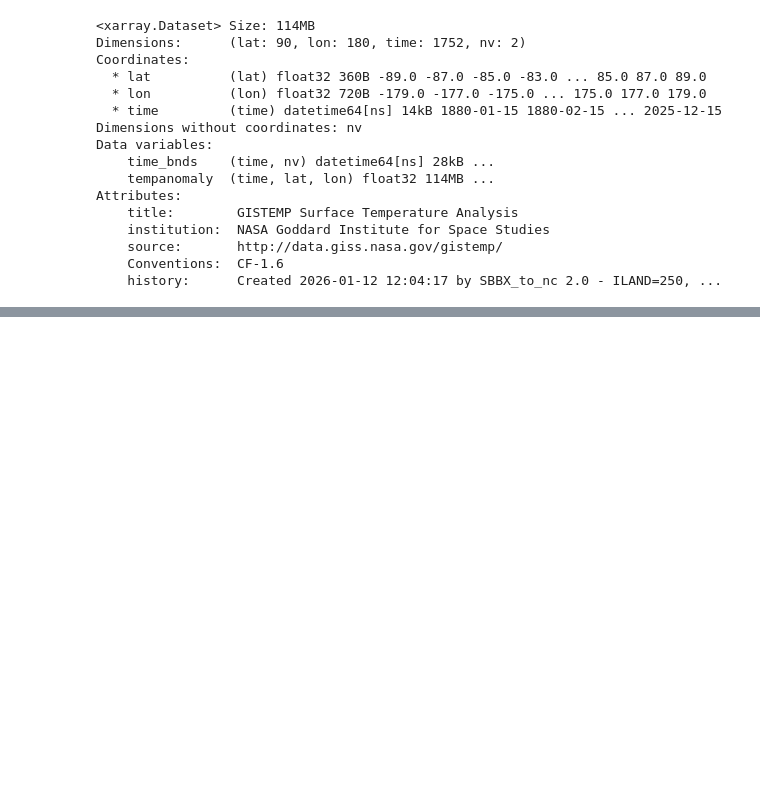
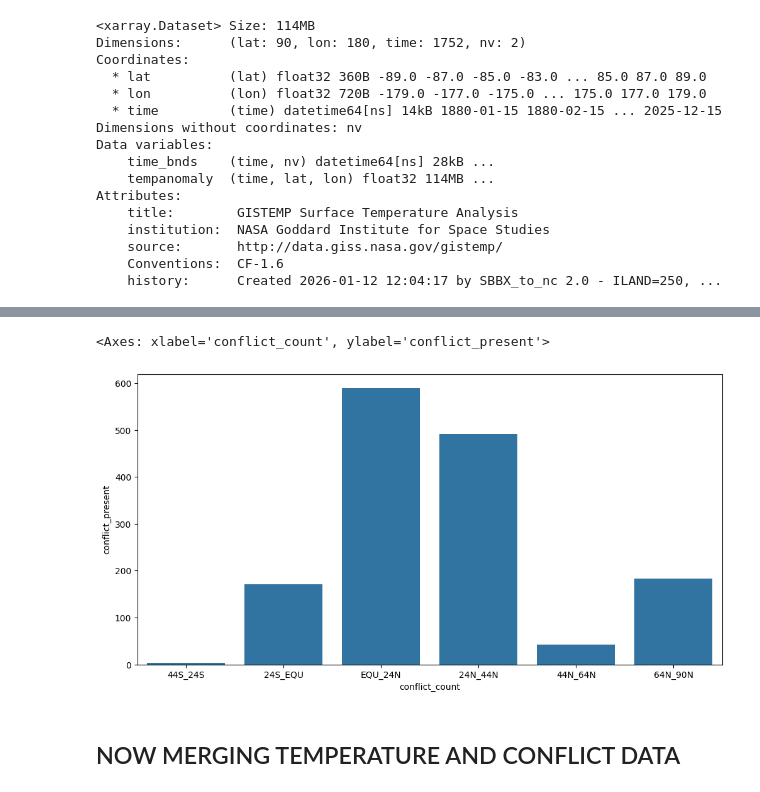
Before and after one commit to RJ2103/Climate-Conflict, a Jupyter notebook: notebooks/01_data_exploration.ipynb, the cells around one changed output, grey strips where cells are left out. Drawn from its saved outputs; the diff is of its cells as text; code cells hidden in the pictures; blank space fills up the shorter version.

```diff
--- a/notebooks/01_data_exploration.ipynb
+++ b/notebooks/01_data_exploration.ipynb
@@ -86,0 +489,4 @@ FileNotFoundError: [Errno 2] No such file or directory: 'data/processed/temperat
+# %%
+conflict_by_lat = (
+    conflict_updated.groupby("latitude_band").sum().reset_index(names="conflict_count")
+)
@@ -86,0 +505,17 @@ FileNotFoundError: [Errno 2] No such file or directory: 'data/processed/temperat
+# %%
+lat_order = [
+    "44S_24S",   # Southern mid-latitudes
+    "24S_EQU",   # Southern tropics
+    "EQU_24N",   # Northern tropics
+    "24N_44N",   # Northern mid-latitudes
+    "44N_64N",   # Subpolar
+    "64N_90N"    # Polar
+]
+# %%
+plt.figure(figsize=(12,6))
+sns.barplot(data=conflict_by_lat, x="conflict_count", y="conflict_present", order=lat_order, )
+# %% [output]
+<Axes: xlabel='conflict_count', ylabel='conflict_present'>
+[figure, added]
+# %% [markdown]
+## NOW MERGING TEMPERATURE AND CONFLICT DATA
```
Also changed, not shown: parts of 50 cells of this notebook, 1 other file.
